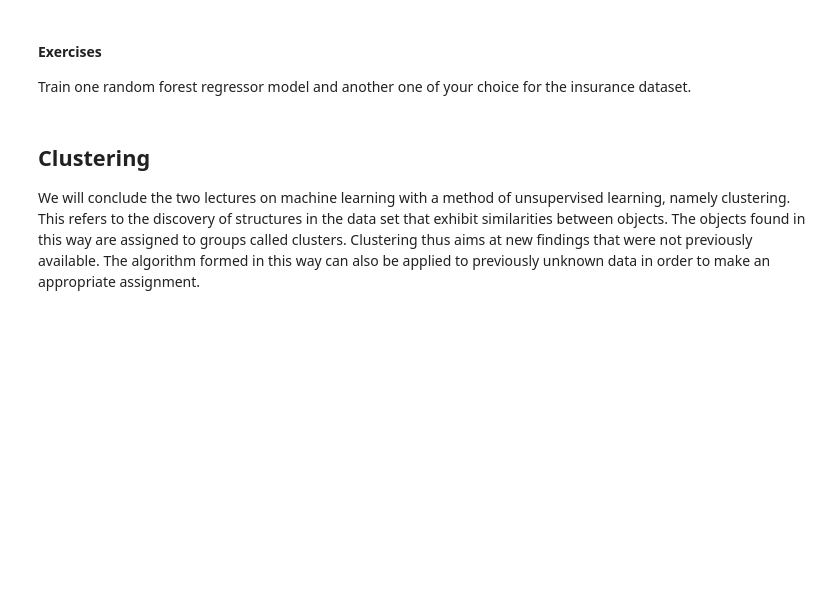
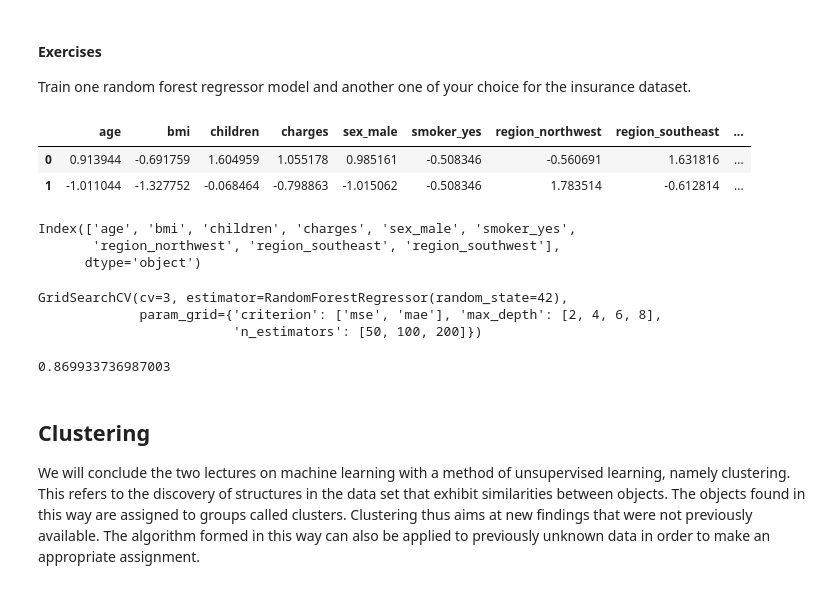
Before and after one commit to dgluesen/ss22-applied-programming, a Jupyter notebook: 08_ml2/08_ml2_lec.ipynb, the cells around one changed output. Saved outputs shown, nothing was run; the diff lists cells and outputs as text; code cells hidden in the pictures; blank space fills up the shorter version.

```diff
--- a/08_ml2/08_ml2_lec.ipynb
+++ b/08_ml2/08_ml2_lec.ipynb
@@ -190,3 +235,9 @@ plt.draw()
 # %% [markdown]
 #### Exercises
 Train one random forest regressor model and another one of your choice for the insurance dataset.
+# %%
+df_i_train_scaled.head(2)
+# %% [output]
+|  | age | bmi | children | charges | sex_male | smoker_yes | region_northwest | region_southeast | ... |
+| 0 | 0.913944 | -0.691759 | 1.604959 | 1.055178 | 0.985161 | -0.508346 | -0.560691 | 1.631816 | ... |
+| 1 | -1.011044 | -1.327752 | -0.068464 | -0.798863 | -1.015062 | -0.508346 | 1.783514 | -0.612814 | ... |
@@ -193,3 +252,19 @@ Train one random forest regressor model and another one of your choice for the i
+# %%
+df_i_train_scaled.columns
+# %% [output]
+Index(['age', 'bmi', 'children', 'charges', 'sex_male', 'smoker_yes',
+       'region_northwest', 'region_southeast', 'region_southwest'],
+      dtype='object')
+# %%
+reg.fit(df_i_train_scaled.iloc[:, df_i_train_scaled.columns != 'charges'], df_i_train_scaled.loc[:, 'charges'])
+# %% [output]
+GridSearchCV(cv=3, estimator=RandomForestRegressor(random_state=42),
+             param_grid={'criterion': ['mse', 'mae'], 'max_depth': [2, 4, 6, 8],
+                         'n_estimators': [50, 100, 200]})
+# %%
+reg.score(df_i_test_scaled.iloc[:, df_i_train_scaled.columns != 'charges'], df_i_test_scaled.loc[:, 'charges'])
+# %% [output]
+0.869933736987003
 # %% [markdown]
 ## Clustering<a class="anchor" id="clustering"></a>
 We will conclude the two lectures on machine learning with a method of unsupervised learning, namely clustering. This refers to the discovery of structures in the data set that exhibit similarities between objects. The objects found in this way are assigned to groups called clusters. Clustering thus aims at new findings that were not previously available. The algorithm formed in this way can also be applied to previously unknown data in order to make an appropriate assignment.
```
Also changed, not shown: parts of 17 cells of this notebook, 1 other file.
